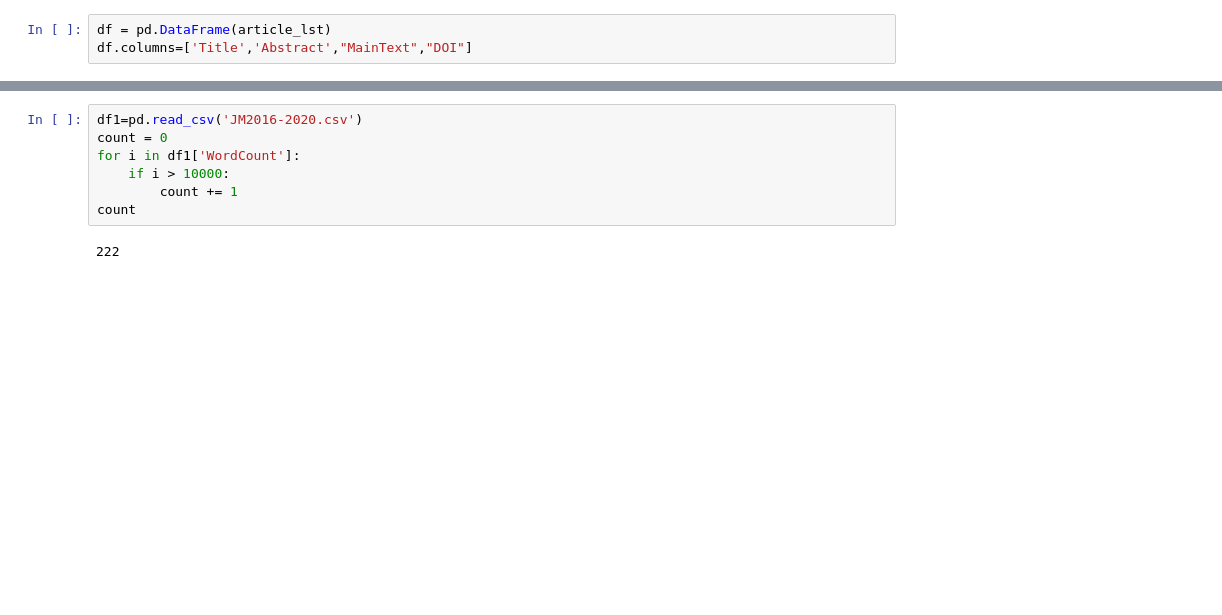
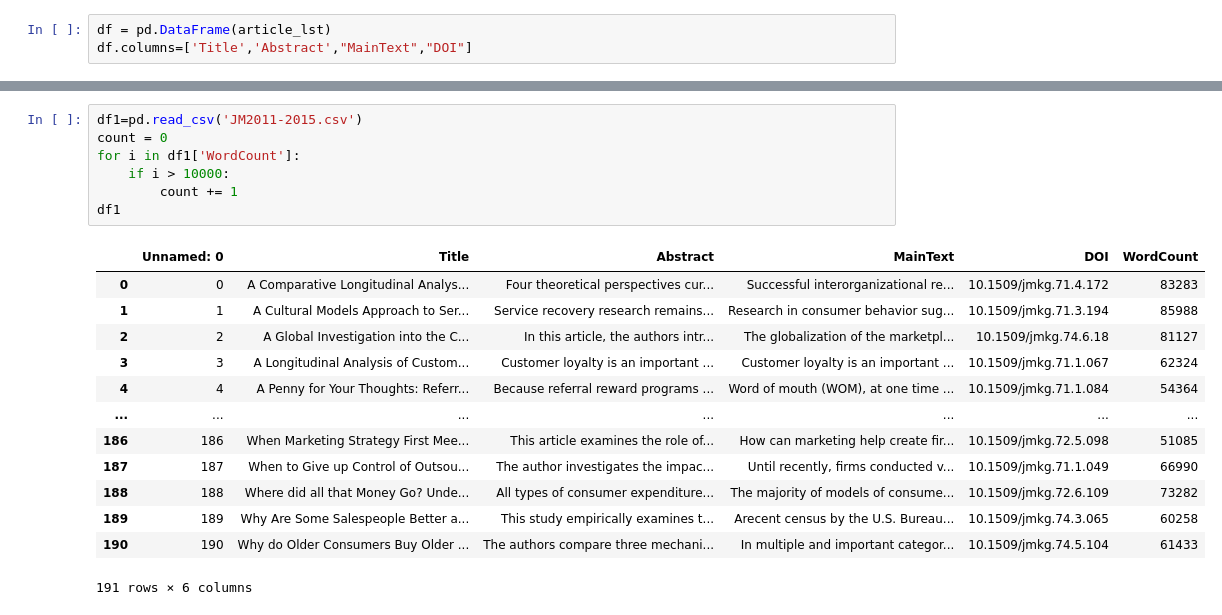
Before and after one commit to Richard1007/extract_maintext, a Jupyter notebook: sage.ipynb, the cells around one changed output, grey strips where cells are left out. Saved outputs shown, nothing was run; the diff lists cells and outputs as text; blank space fills up the shorter version.

```diff
--- a/sage.ipynb
+++ b/sage.ipynb
@@ -169,9 +169,21 @@ df
 # %%
-df1=pd.read_csv('JM2016-2020.csv')
+df1=pd.read_csv('JM2011-2015.csv')
 count = 0
 for i in df1['WordCount']:
     if i > 10000:
         count += 1
-count
+df1
 # %% [output]
+|  | Unnamed: 0 | Title | Abstract | MainText | DOI | WordCount |
+| 0 | 0 | A Comparative Longitudinal Analys... | Four theoretical perspectives cur... | Successful interorganizational re... | 10.1509/jmkg.71.4.172 | 83283 |
+| 1 | 1 | A Cultural Models Approach to Ser... | Service recovery research remains... | Research in consumer behavior sug... | 10.1509/jmkg.71.3.194 | 85988 |
+| 2 | 2 | A Global Investigation into the C... | In this article, the authors intr... | The globalization of the marketpl... | 10.1509/jmkg.74.6.18 | 81127 |
+| 3 | 3 | A Longitudinal Analysis of Custom... | Customer loyalty is an important ... | Customer loyalty is an important ... | 10.1509/jmkg.71.1.067 | 62324 |
+| 4 | 4 | A Penny for Your Thoughts: Referr... | Because referral reward programs ... | Word of mouth (WOM), at one time ... | 10.1509/jmkg.71.1.084 | 54364 |
+| ... | ... | ... | ... | ... | ... | ... |
+| 186 | 186 | When Marketing Strategy First Mee... | This article examines the role of... | How can marketing help create fir... | 10.1509/jmkg.72.5.098 | 51085 |
+| 187 | 187 | When to Give up Control of Outsou... | The author investigates the impac... | Until recently, firms conducted v... | 10.1509/jmkg.71.1.049 | 66990 |
+| 188 | 188 | Where did all that Money Go? Unde... | All types of consumer expenditure... | The majority of models of consume... | 10.1509/jmkg.72.6.109 | 73282 |
+| 189 | 189 | Why Are Some Salespeople Better a... | This study empirically examines t... | Arecent census by the U.S. Bureau... | 10.1509/jmkg.74.3.065 | 60258 |
+| 190 | 190 | Why do Older Consumers Buy Older ... | The authors compare three mechani... | In multiple and important categor... | 10.1509/jmkg.74.5.104 | 61433 |
-222
+191 rows × 6 columns
```
Also changed, not shown: parts of 5 cells of this notebook, 15 other files.
